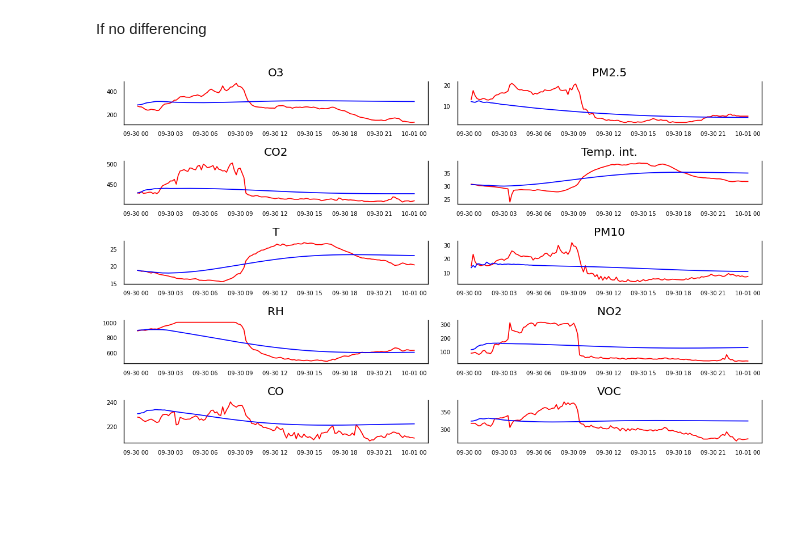
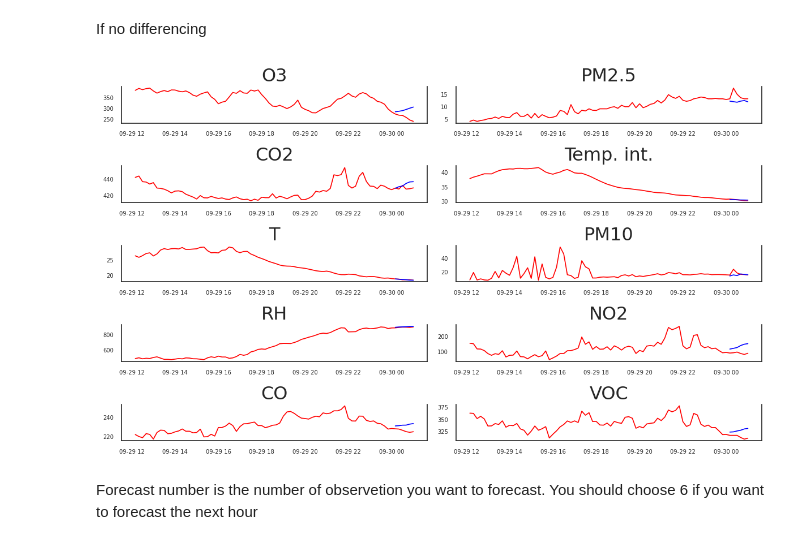
Before and after one commit to marcochisci/Anomaly_detection, a Jupyter notebook: 10min_1day_AnomalyDetection.ipynb, the cells around one changed output. Saved outputs shown, nothing was run; the diff lists cells and outputs as text; code cells hidden in the pictures; blank space fills up the shorter version.

```diff
--- a/10min_1day_AnomalyDetection.ipynb
+++ b/10min_1day_AnomalyDetection.ipynb
@@ -1185,7 +2066,5 @@ Selecting lag
 # %%
 from statsmodels.tsa.api import VAR
 
-model = VAR(df_differenced)
-order = model.select_order(maxlags=20)
-lag = order.aic
-print(lag)
+model = VAR(df_after)
+model_fitted = model.fit(selected_lag)
@@ -1194,8 +2071,6 @@ print(lag)
-# %%
-model_fitted = model.fit(lag)
 # %%
 # Input data for forecasting
-forecast_input = df_differenced.values
+forecast_input = df_after.values
 forecast_input
 # %% [output]
 array([[381.33333333,   5.        , 409.        , ..., 202.5       ,
@@ -1214,7 +2091,8 @@ array([[381.33333333,   5.        , 409.        , ..., 202.5       ,
 # %%
 # Forecast
-fc = model_fitted.forecast(y=forecast_input, steps=nobs)
-df_forecast = pd.DataFrame(fc, index=df_f.index[-nobs:], columns=df_f.columns + '_2d')
+forecast_number=6
+fc = model_fitted.forecast(y=forecast_input, steps=forecast_number)
+df_forecast = pd.DataFrame(fc, index=df_copy.index[-nobs:-(nobs-forecast_number)], columns=df_copy.columns + '_2d')
 df_forecast
 # %% [output]
 |  | O3_2d | PM2.5_2d | CO2_2d | Temp. int._2d | T_2d | PM10_2d | RH_2d | NO2_2d | CO_2d | VOC_2d |
@@ -1254,23 +2110,25 @@ df_results=df_forecast
 # %%
 import pandas as pd
 import numpy as np
 import matplotlib.pyplot as plt
 %matplotlib inline
 
 # Plot
 fig, axes = plt.subplots(nrows=5, ncols=2, dpi=120, figsize=(10,6))
 for i, ax in enumerate(axes.flatten()):
-    data_3 = df_test[df_test.columns[i]]
+    data_3 = df_copy[df_copy.columns[i]].iloc[-(144+72):-(144-forecast_number)]
     data_fc=df_results[df_results.columns[i]]
     ax.plot(data_3, color='red', linewidth=1)
     ax.plot(data_fc, color='blue', linewidth=1)
     # Decorations
-    ax.set_title(df_f.columns[i])
+    ax.set_title(df_copy.columns[i])
     ax.xaxis.set_ticks_position('none')
     ax.yaxis.set_ticks_position('none')
     ax.spines["top"].set_alpha(0)
     ax.tick_params(labelsize=6)
 
 plt.tight_layout();
 # %% [output]
-[figure, old version]
+[figure, new version]
+# %% [markdown]
+Forecast number is the number of observetion you want to forecast. You should choose 6 if you want to forecast the next hour
```
Also changed, not shown: parts of 128 cells of this notebook.
